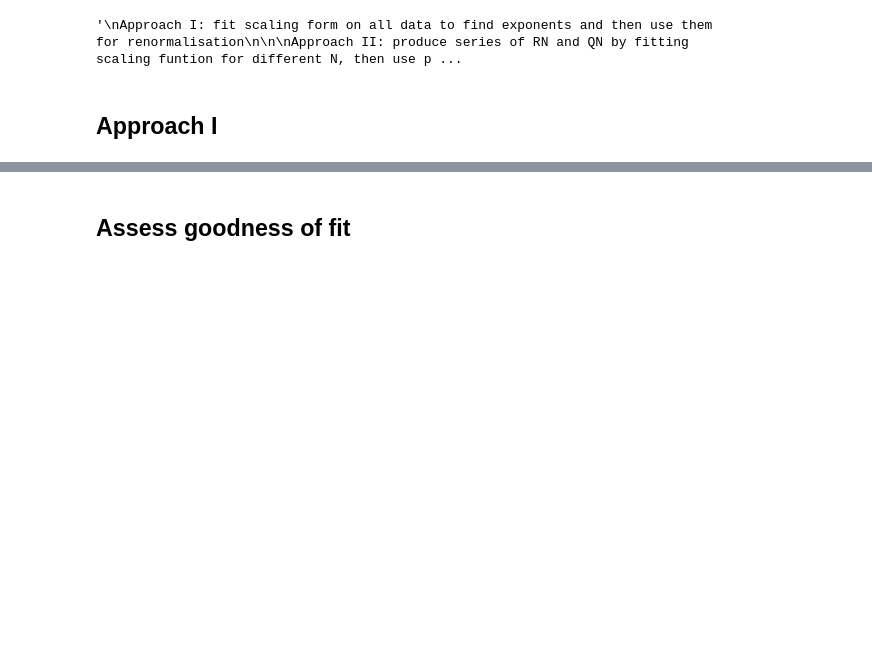
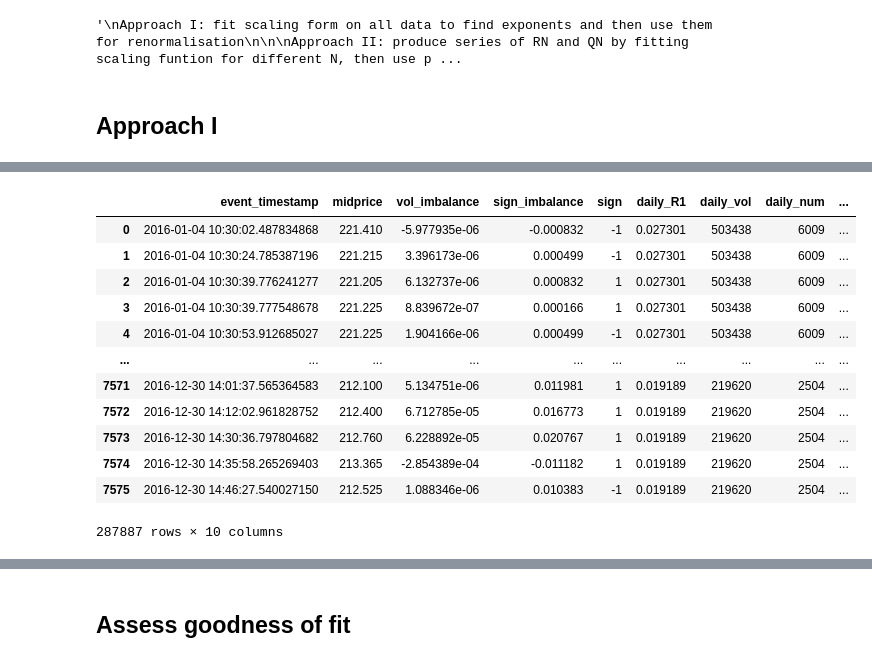
Before and after one commit to anabugaenko/liquidity, a Jupyter notebook: notebooks/Scratch Notebook for Testing.ipynb, the cells around one changed output, grey strips where cells are left out. Drawn from its saved outputs; the diff is of its cells as text; code cells hidden in the pictures; blank space fills up the shorter version.

```diff
--- a/notebooks/Scratch Notebook for Testing.ipynb
+++ b/notebooks/Scratch Notebook for Testing.ipynb
@@ -132,3 +160,19 @@ array([3.22877450e-01, 2.11407604e-03, 3.41326854e-01, 1.68397197e+01,
+# %%
+data_norm
+# %% [output]
+|  | event_timestamp | midprice | vol_imbalance | sign_imbalance | sign | daily_R1 | daily_vol | daily_num | ... |
+| 0 | 2016-01-04 10:30:02.487834868 | 221.410 | -5.977935e-06 | -0.000832 | -1 | 0.027301 | 503438 | 6009 | ... |
+| 1 | 2016-01-04 10:30:24.785387196 | 221.215 | 3.396173e-06 | 0.000499 | -1 | 0.027301 | 503438 | 6009 | ... |
+| 2 | 2016-01-04 10:30:39.776241277 | 221.205 | 6.132737e-06 | 0.000832 | 1 | 0.027301 | 503438 | 6009 | ... |
+| 3 | 2016-01-04 10:30:39.777548678 | 221.225 | 8.839672e-07 | 0.000166 | 1 | 0.027301 | 503438 | 6009 | ... |
+| 4 | 2016-01-04 10:30:53.912685027 | 221.225 | 1.904166e-06 | 0.000499 | -1 | 0.027301 | 503438 | 6009 | ... |
+| ... | ... | ... | ... | ... | ... | ... | ... | ... | ... |
+| 7571 | 2016-12-30 14:01:37.565364583 | 212.100 | 5.134751e-06 | 0.011981 | 1 | 0.019189 | 219620 | 2504 | ... |
+| 7572 | 2016-12-30 14:12:02.961828752 | 212.400 | 6.712785e-05 | 0.016773 | 1 | 0.019189 | 219620 | 2504 | ... |
+| 7573 | 2016-12-30 14:30:36.797804682 | 212.760 | 6.228892e-05 | 0.020767 | 1 | 0.019189 | 219620 | 2504 | ... |
+| 7574 | 2016-12-30 14:35:58.265269403 | 213.365 | -2.854389e-04 | -0.011182 | 1 | 0.019189 | 219620 | 2504 | ... |
+| 7575 | 2016-12-30 14:46:27.540027150 | 212.525 | 1.088346e-06 | 0.010383 | -1 | 0.019189 | 219620 | 2504 | ... |
+287887 rows × 10 columns
 # %%
 renor_results = renormalise(data_norm, popt_tsla, MO_LAG_INTERVALS)
 # %% [output]
```
Also changed, not shown: parts of 20 cells of this notebook, 6 other files.
